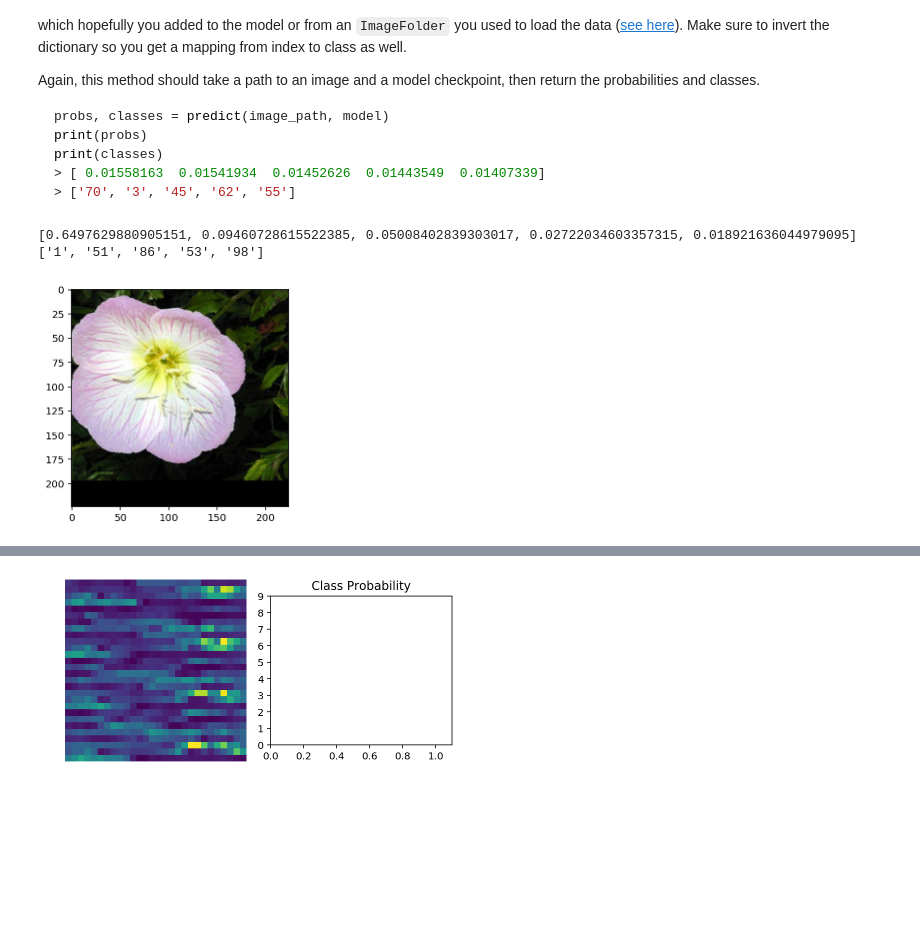
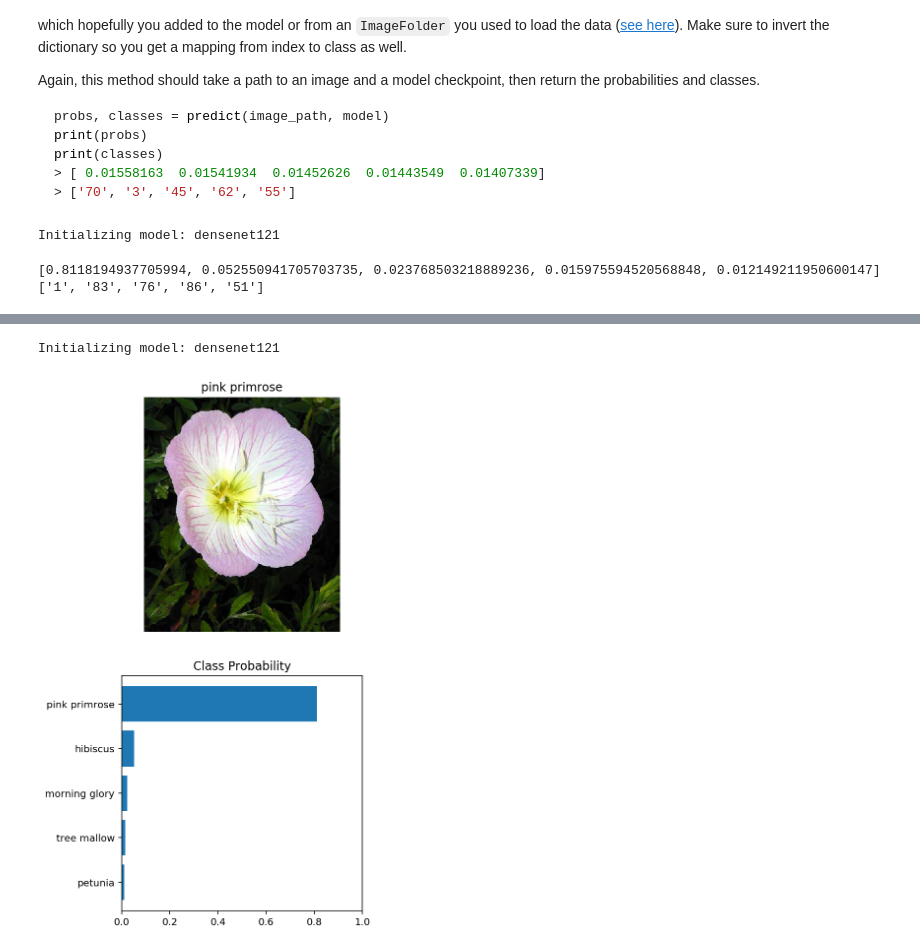
Before and after one commit to CosmicMiriam/ImageClassifier, a Jupyter notebook: Image Classifier Project.ipynb, the cells around one changed output, grey strips where cells are left out. Cells and saved outputs as stored; diff of their text form; code cells hidden in the pictures; blank space fills up the shorter version.

Commit message:
Adding latest version. Predicting flower category and showing 5 top results

````diff
--- a/Image Classifier Project.ipynb
+++ b/Image Classifier Project.ipynb
@@ -58,8 +59,8 @@ resize = transforms.Resize(256)
 data_loader_batch_size = 64
 learning_rate = 0.001
 dropout = 0.5
-train_epochs = 2
-train_steps = 2
+train_epochs = 3
+train_steps = 3
 
 model_type_vgg16 = 'vgg16'
 model_type_alexnet = 'alexnet'
@@ -420,7 +423,7 @@ As before, the network expects the images to be normalized in a specific way. Fo
 
 And finally, PyTorch expects the color channel to be the first dimension but it's the third dimension in the PIL image and Numpy array. You can reorder dimensions using [`ndarray.transpose`](https://docs.scipy.org/doc/numpy-1.13.0/reference/generated/numpy.ndarray.transpose.html). The color channel needs to be first and retain the order of the other two dimensions.
 # %%
-def process_image(image):
+def process_image(image, normalize = True):
     ''' Scales, crops, and normalizes a PIL image for a PyTorch model,
         returns an Numpy array
     '''
@@ -438,7 +441,8 @@ def process_image(image):
     pil_image = pil_image.crop((left, upper, right, lower))
 
     np_image = np.array(pil_image) / 255
-    np_image = (np_image - mean) / std
+    if (normalize):
+        np_image = (np_image - mean) / std
     np_image = np_image.transpose((2, 1, 0))
 
     # transform numpy to torch sensor
@@ -470,13 +474,14 @@ print(classes)
 > ['70', '3', '45', '62', '55']
 ```
 # %%
-def predict(image_path, model, classes_dictionary, topk=5):
+def predict(image_path, checkpoint_file_name, topk=5):
     ''' Predict the class (or classes) of an image using a trained deep learning model.
     '''
 
-    # TODO: Implement the code to predict the class from an image file
+    model, criterion, optimizer, classes_dictionary = load_checkpoint(checkpoint_file_name)
+
+    # Implement the code to predict the class from an image file
     tensor_image = process_image(image_path)
-    imshow(tensor_image)
 
     tensor_image = tensor_image.to(device)
 
@@ -497,14 +502,14 @@ def predict(image_path, model, classes_dictionary, topk=5):
 
     return probs, return_classes
 
-probs, classes = predict(test_dir + "/1/image_06743.jpg", model, class_to_idx)
+probs, classes = predict(test_dir + "/1/image_06743.jpg", 'checkpoint.pth', 5)
 
 print(probs)
 print(classes)
 # %% [output]
-[0.6497629880905151, 0.09460728615522385, 0.05008402839303017, 0.02722034603357315, 0.018921636044979095]
-['1', '51', '86', '53', '98']
+Initializing model: densenet121
-[figure, removed]
+[0.8118194937705994, 0.052550941705703735, 0.023768503218889236, 0.015975594520568848, 0.012149211950600147]
+['1', '83', '76', '86', '51']
 # %% [markdown]
 ## Sanity Checking
 
@@ -550,4 +553,5 @@ tensor_image = process_image(test_dir + "/1/image_06743.jpg")
 # %%
-view_classify(test_dir + "/1/image_06743.jpg")
+view_classify(test_dir + "/1/image_06743.jpg", "checkpoint.pth")
 # %% [output]
+Initializing model: densenet121
-[figure, old version]
+[figure, new version]
````
Also changed, not shown: parts of 8 cells of this notebook.
